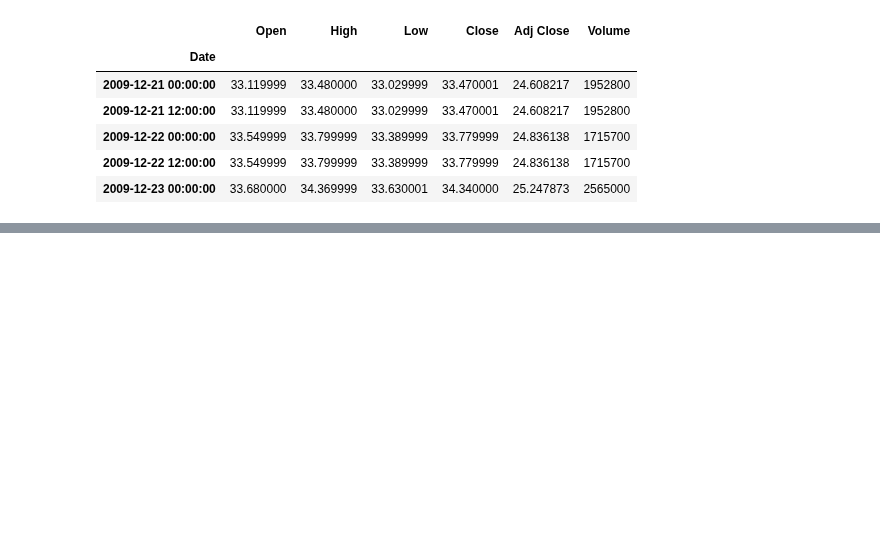
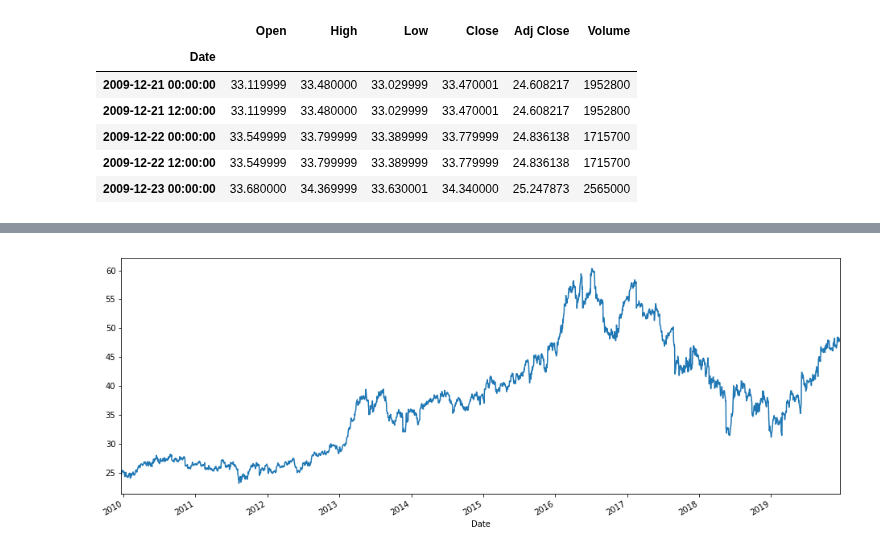
Before and after one commit to amitrani6/time-series-examples, a Jupyter notebook: Untitled.ipynb, the cells around one changed output, grey strips where cells are left out. Saved outputs shown, nothing was run; the diff lists cells and outputs as text; code cells hidden in the pictures; blank space fills up the shorter version.

Commit message:
Added regular plots

```diff
--- a/Untitled.ipynb
+++ b/Untitled.ipynb
@@ -107,0 +149,9 @@ cpb_bidaily_ffill.head()
+# %%
+# Draw a line plot using temp and .plot() function.
+import matplotlib.pyplot as plt
+
+cpb['Adj Close'].plot(figsize = (16,6))
+
+plt.show()
+# %% [output]
+[figure, added]
```
Also changed, not shown: parts of 8 cells of this notebook.
